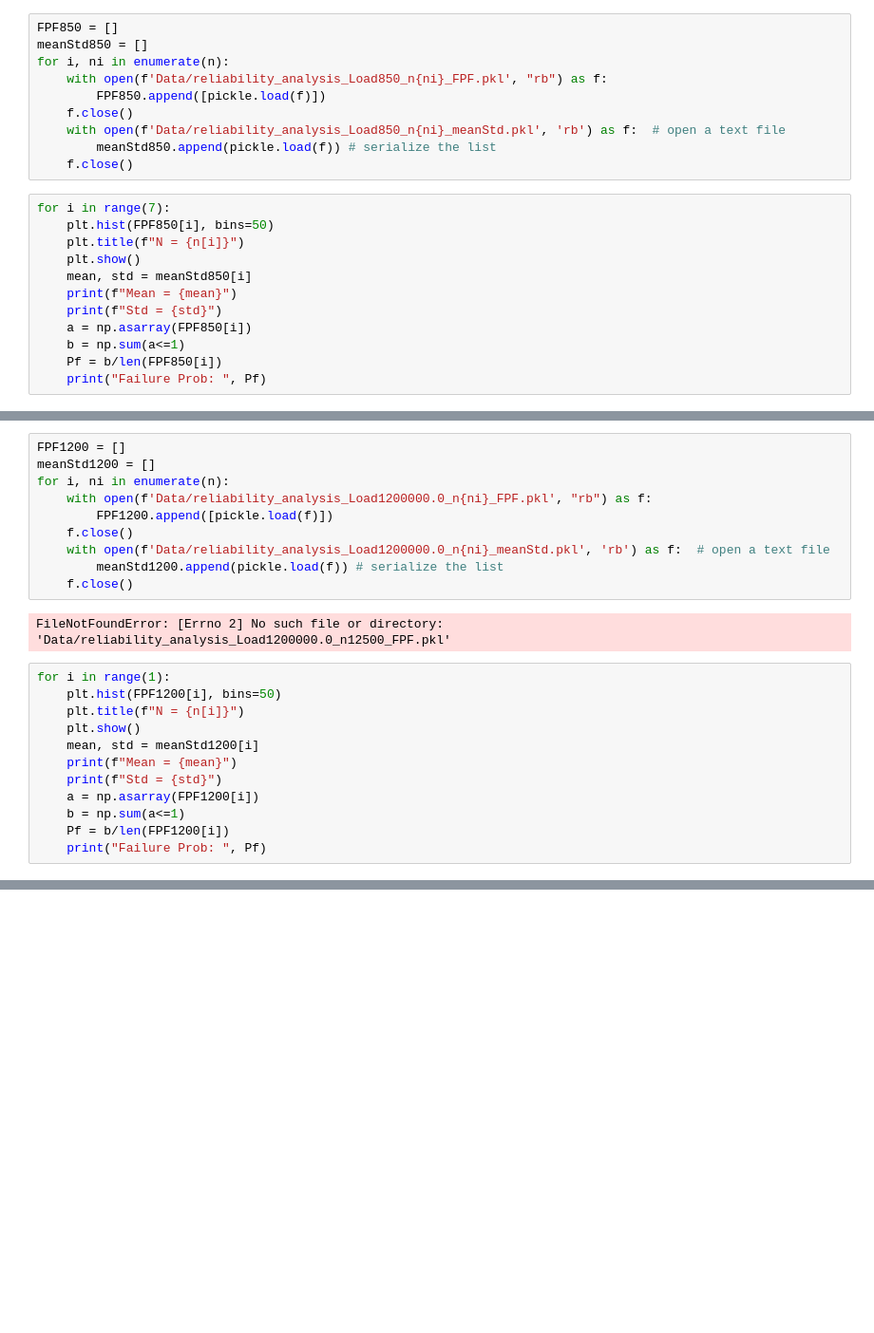
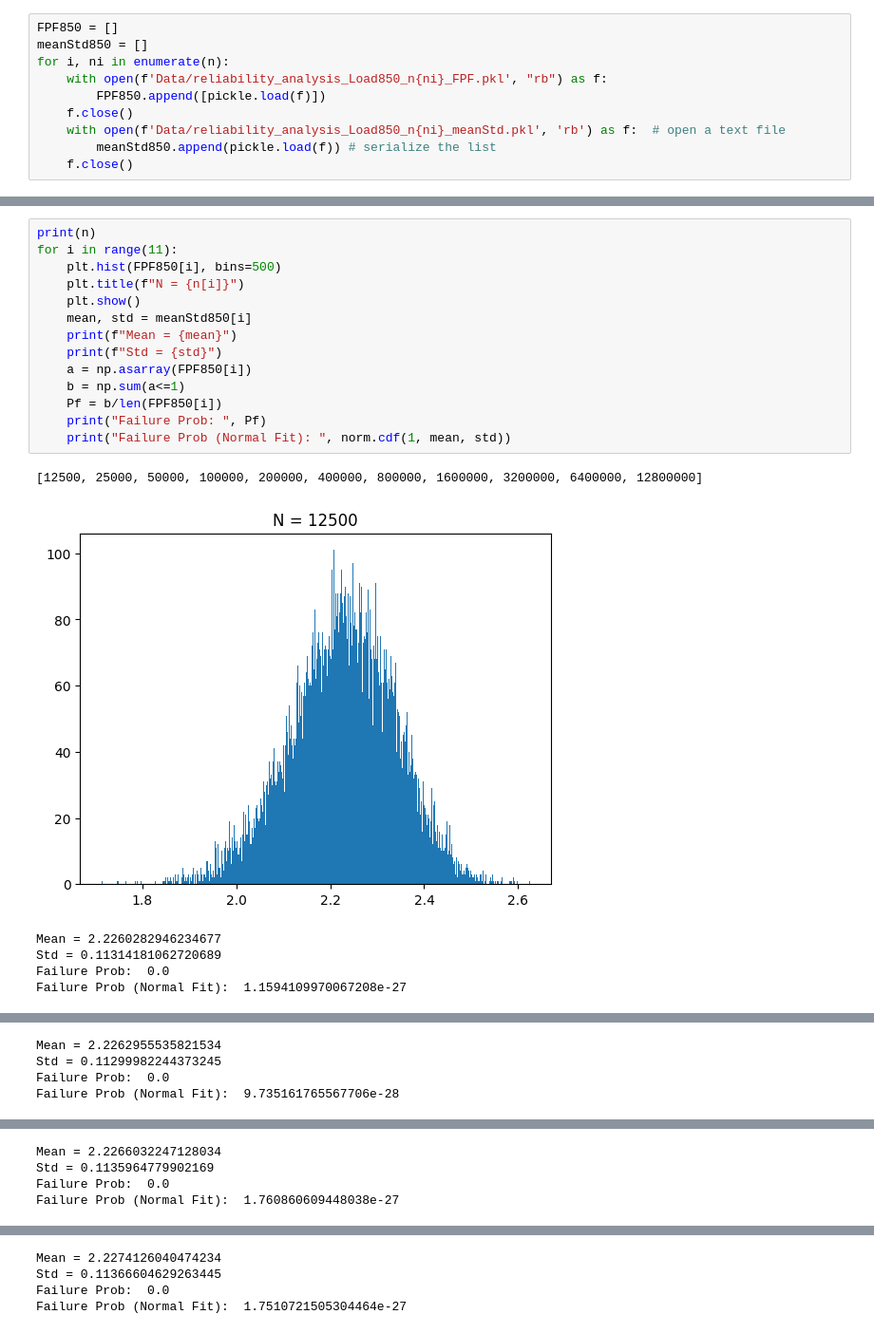
Before and after one commit to Daveed-droid/DACS1, a Jupyter notebook: Q3_DataAnalysis/DataVisualization.ipynb, the cells around one changed output, grey strips where cells are left out. Shown: that part at 95% size. Drawn from its saved outputs; the diff is of its cells as text; blank space fills up the shorter version.

```diff
--- a/Q3_DataAnalysis/DataVisualization.ipynb
+++ b/Q3_DataAnalysis/DataVisualization.ipynb
@@ -71,15 +73,3 @@ for i, ni in enumerate(n):
     with open(f'Data/reliability_analysis_Load850_n{ni}_meanStd.pkl', 'rb') as f:  # open a text file
         meanStd850.append(pickle.load(f)) # serialize the list
     f.close()
-# %%
-for i in range(7):
-    plt.hist(FPF850[i], bins=50)
-    plt.title(f"N = {n[i]}")
-    plt.show()
-    mean, std = meanStd850[i]
-    print(f"Mean = {mean}")
-    print(f"Std = {std}")
-    a = np.asarray(FPF850[i])
-    b = np.sum(a<=1)
-    Pf = b/len(FPF850[i])
-    print("Failure Prob: ", Pf)
@@ -115,24 +76,21 @@ Failure Prob:  0.0
-# %%
-FPF1200 = []
-meanStd1200 = []
-for i, ni in enumerate(n):
-    with open(f'Data/reliability_analysis_Load1200000.0_n{ni}_FPF.pkl', "rb") as f:
-        FPF1200.append([pickle.load(f)])
-    f.close()
-    with open(f'Data/reliability_analysis_Load1200000.0_n{ni}_meanStd.pkl', 'rb') as f:  # open a text file
-        meanStd1200.append(pickle.load(f)) # serialize the list
-    f.close()
-# %% [output]
-FileNotFoundError: [Errno 2] No such file or directory: 'Data/reliability_analysis_Load1200000.0_n12500_FPF.pkl'
 # %%
-for i in range(1):
-    plt.hist(FPF1200[i], bins=50)
+print(n)
+for i in range(11):
+    plt.hist(FPF850[i], bins=500)
     plt.title(f"N = {n[i]}")
     plt.show()
-    mean, std = meanStd1200[i]
+    mean, std = meanStd850[i]
     print(f"Mean = {mean}")
     print(f"Std = {std}")
-    a = np.asarray(FPF1200[i])
+    a = np.asarray(FPF850[i])
     b = np.sum(a<=1)
-    Pf = b/len(FPF1200[i])
+    Pf = b/len(FPF850[i])
     print("Failure Prob: ", Pf)
+    print("Failure Prob (Normal Fit): ", norm.cdf(1, mean, std))
+# %% [output]
+[12500, 25000, 50000, 100000, 200000, 400000, 800000, 1600000, 3200000, 6400000, 12800000]
+[figure, added]
+Mean = 2.2260282946234677
+Std = 0.11314181062720689
+Failure Prob:  0.0
+Failure Prob (Normal Fit):  1.1594109970067208e-27
@@ -138,0 +98,4 @@ for i in range(1):
+Mean = 2.2262955535821534
+Std = 0.11299982244373245
+Failure Prob:  0.0
+Failure Prob (Normal Fit):  9.735161765567706e-28
@@ -138,0 +103,4 @@ for i in range(1):
+Mean = 2.2266032247128034
+Std = 0.1135964779902169
+Failure Prob:  0.0
+Failure Prob (Normal Fit):  1.760860609448038e-27
@@ -138,0 +108,4 @@ for i in range(1):
+Mean = 2.2274126040474234
+Std = 0.11366604629263445
+Failure Prob:  0.0
+Failure Prob (Normal Fit):  1.7510721505304464e-27
```
Also changed, not shown: parts of 4 cells of this notebook, 46 other files.
